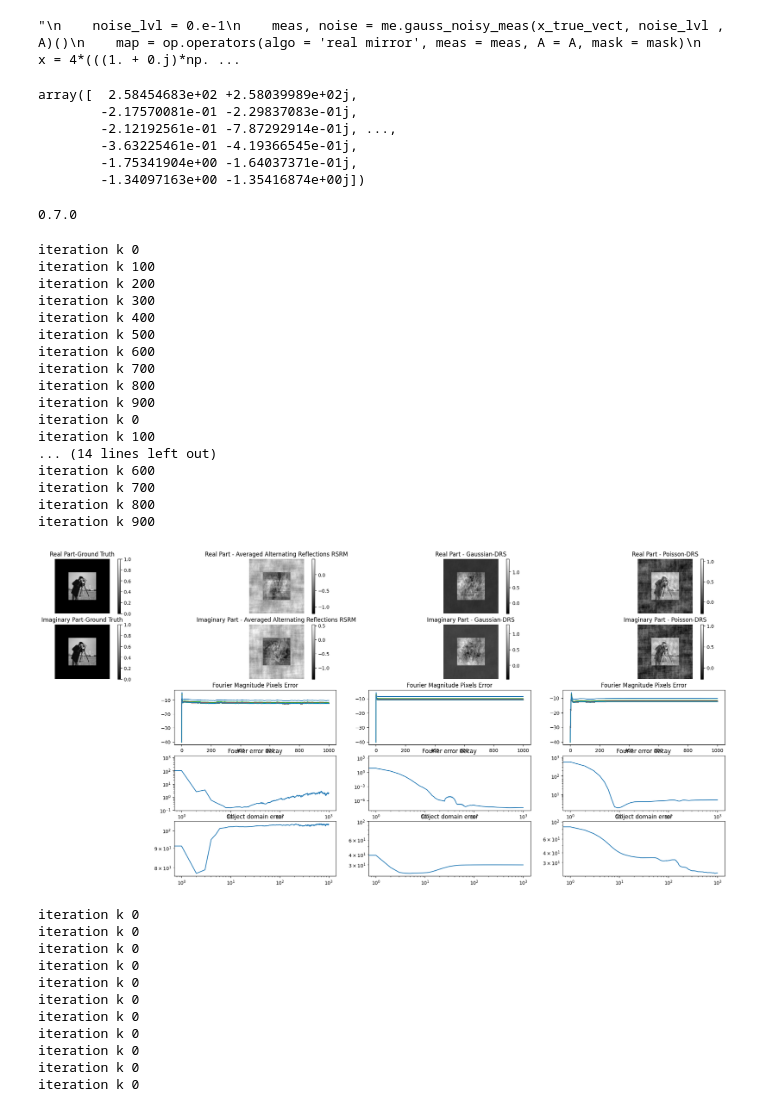
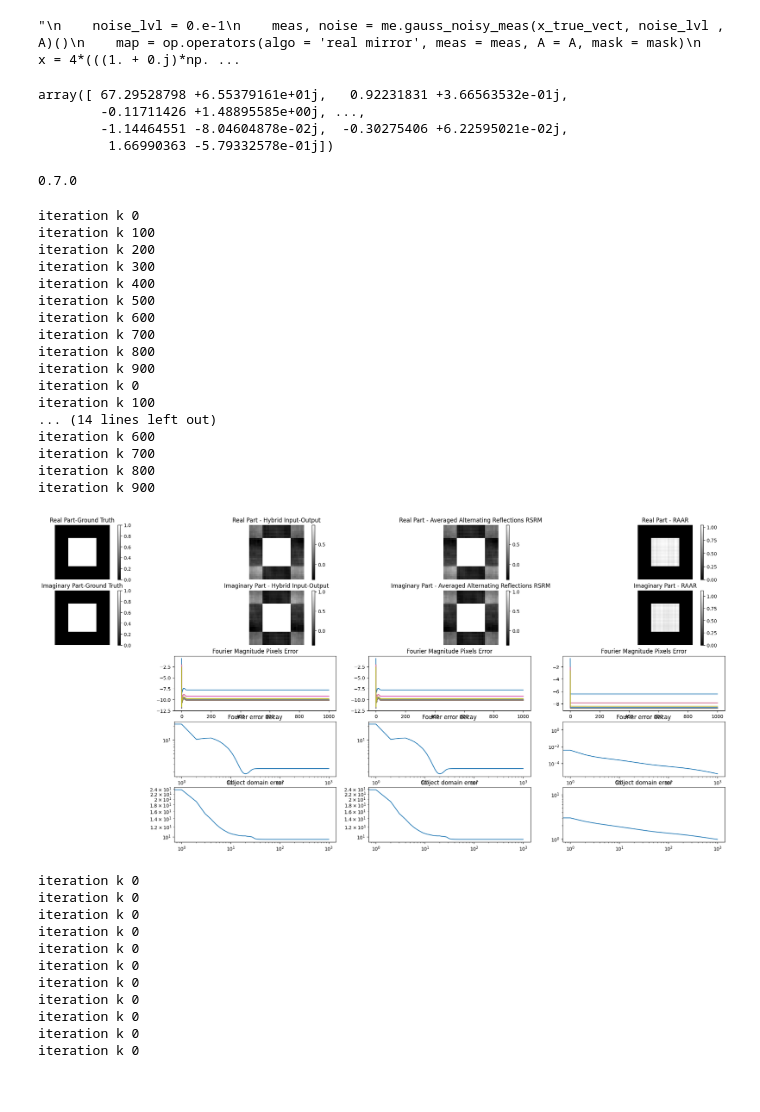
Before and after one commit to JeremieSefo/PhaseRetrievalMirror, a Jupyter notebook: retrieve_phase.ipynb, the cells around one changed output. Drawn from its saved outputs; the diff is of its cells as text; code cells hidden in the pictures.

Commit message:
RMRS looks different and better than RSRM. Why?

```diff
--- a/retrieve_phase.ipynb
+++ b/retrieve_phase.ipynb
@@ -8,7 +8,7 @@ from SetUpImage import setUpImage
 from Displays import phase_retrie_plots
 import imageio
 # %%
-half_Nx, half_Ny = 64, 64 #half image shape
+half_Nx, half_Ny = 16, 16 #half image shape
 Nx, Ny = 2 * half_Nx + 1,  2 * half_Ny + 1 #image shape
 rx, ry = 1, 1 #for oversampling
 n = Nx * Ny #image size
@@ -150,12 +150,10 @@ m = Qx * Qy
 X = 4*(((1. + 0.j)*np.random.normal(0.5, 0.25, size = (m, ) )) +  (0. + 1.j)*np.random.normal(0.5, 0.25, size = (m, ) ))
 A.p_inv(X)
 # %% [output]
-array([  2.58454683e+02 +2.58039989e+02j,
-        -2.17570081e-01 -2.29837083e-01j,
-        -2.12192561e-01 -7.87292914e-01j, ...,
-        -3.63225461e-01 -4.19366545e-01j,
-        -1.75341904e+00 -1.64037371e-01j,
-        -1.34097163e+00 -1.35416874e+00j])
+array([ 67.29528798 +6.55379161e+01j,   0.92231831 +3.66563532e-01j,
+        -0.11711426 +1.48895585e+00j, ...,
+        -1.14464551 -8.04604878e-02j,  -0.30275406 +6.22595021e-02j,
+         1.66990363 -5.79332578e-01j])
 # %%
 
 #A_pinv = np.linalg.pinv(A.Matrix) # A is full rank and unital. So use A_pinv = A* to be faster
@@ -184,5 +182,5 @@ FMPE0, FMPE1, FMPE2 = [], [], []
 # %%
-idx = [5]#np.arange(len(true_images)) #[0, 1] # np.arange(1)
+idx = [0]#np.arange(len(true_images)) #[0, 1] # np.arange(1)
 Algos_group = []
 Algos = ['real mirror', 'complex mirror', 'Hybrid Input-Output']
 #Algos_group.append(Algos)
@@ -203,6 +201,10 @@ Algos = ['Poisson-DRS', 'Poisson-DRS + TV', 'Gaussian-DRS'  ] # , 'Hybrid Input-
 Algos = ['Gaussian-DRS', 'Gaussian-DRS + TV', 'Gaussian-DRS + TV1'  ] # , 'Hybrid Input-Output' 'No Support prior', 'Gerchberg-Saxton', 'Error Reduction', 'real mirror', 'complex mirror',
 #Algos_group.append(Algos)
 Algos = ['Averaged Alternating Reflections RSRM',   'Gaussian-DRS', 'Poisson-DRS'] #'Poisson-DRS + TV','Averaged Alternating Reflections RSRM', 'Gaussian-DRS',  'Poisson-DRS' #'Averaged Alternating Reflections', 'real mirror' , 'complex mirror'  'Poisson-DRS' 'Poisson-DRS' 'Error Reduction : support prior'
+#Algos_group.append(Algos)
+Algos = ['Averaged Alternating Reflections RSRM', 'RAAR',  'Gaussian-DRS'] #'Poisson-DRS + TV','Averaged Alternating Reflections RSRM', 'Gaussian-DRS',  'Poisson-DRS' #'Averaged Alternating Reflections', 'real mirror' , 'complex mirror'  'Poisson-DRS' 'Poisson-DRS' 'Error Reduction : support prior'
+#Algos_group.append(Algos)
+Algos = ['Hybrid Input-Output', 'Averaged Alternating Reflections RSRM', 'RAAR'] #'Poisson-DRS + TV','Averaged Alternating Reflections RSRM', 'Gaussian-DRS',  'Poisson-DRS' #'Averaged Alternating Reflections', 'real mirror' , 'complex mirror'  'Poisson-DRS' 'Poisson-DRS' 'Error Reduction : support prior'
 Algos_group.append(Algos)
 for Algos in Algos_group:
     for i in idx:
@@ -213,42 +215,42 @@ for Algos in Algos_group:
         kappa  = 100000
         xi = 12
         noise_lvl = 0.e-1
-        noise_lvl_init = 1.e-1 #If not 0, iterative projections algo: ER, HIO, even AAR stagnate at local minima. error is 1e-7 instead of 1e-37 for instance
+        noise_lvl_init = 1.e-0 #If not 0, iterative projections algo: ER, HIO, even AAR stagnate at local minima. error is 1e-7 instead of 1e-37 for instance
         meas, noise = me.gauss_noisy_meas(x_true_vect, noise_lvl , A)()  #me.gauss_noisy_meas #poiss_noisy_meas
         meas = meas.flatten()
         L = 1 * op.smoothnessPara_L(A.Matrix, noise)
         #print("meas", meas)
         init = 'Gaussian'
         x0 = op.initialise(n, meas, A.Matrix, type = init, real = 1, imag = 1, x_true_vect = x_true_vect, mask = mask, noise_lvl = noise_lvl_init**(0.5) )
         for Algo in Algos:
             map = op.operators(algo = Algo, meas = meas, A = A, mask = mask)
             #print('grad', np.asarray(map.grad_f(1 + x_true_vect)))
             x_sols, space = solve.phase_retrieval(L, kappa, xi, Algo, map, mask, n, A,  A.Matrix, A.p_inv, meas, maxiter, x0,
-                                                  x_true_vect, IO_OO_HIO_beta = [1, .6, 0.8], TvIter = 10, TvAlpha = 0.005, rho_Gau_Poi = [[1, 0.5], [0, .1]] ) #Gaussion rho = .5 outperforms AAR
+                                                  x_true_vect, IO_OO_HIO_beta = [1, .6, 1.], RAAR_beta = [1.], TvIter = 10, TvAlpha = 0.005, rho_Gau_Poi = [[1, 0.5], [0, .1]] ) #Gaussion rho = .5 outperforms AAR
 
                                                                                                                 #np.conj(A.Matrix).T #TvAlpha = 0.045 # poisson TvAlpha =0.02 #  Don't regularise Fourier
             #print(x_sols)
             X_sols.append(x_sols)
-        FMPE0, FMPE1, FMPE2 = phase_retrie_plots(i, true_images, X_sols, map, A, meas, maxiter, space, Algos )
+        phase_retrie_plots(i, true_images, X_sols, map, A, meas, maxiter, space, Algos ) #FMPE0, FMPE1, FMPE2 =
 # %% [output]
 iteration k 0
 iteration k 100
 iteration k 200
 iteration k 300
 iteration k 400
 iteration k 500
 iteration k 600
 iteration k 700
 iteration k 800
 iteration k 900
 iteration k 0
 iteration k 100
 ... (14 lines left out)
 iteration k 600
 iteration k 700
 iteration k 800
 iteration k 900
-[figure, old version]
+[figure, new version]
 # %%
 from DisplayAlternate import phase_retrie_plots_alternate
 idx = [2]#np.arange(len(true_images)) #[0, 1] # np.arange(1)
```
Also changed, not shown: parts of 5 cells of this notebook, 3 other files.
